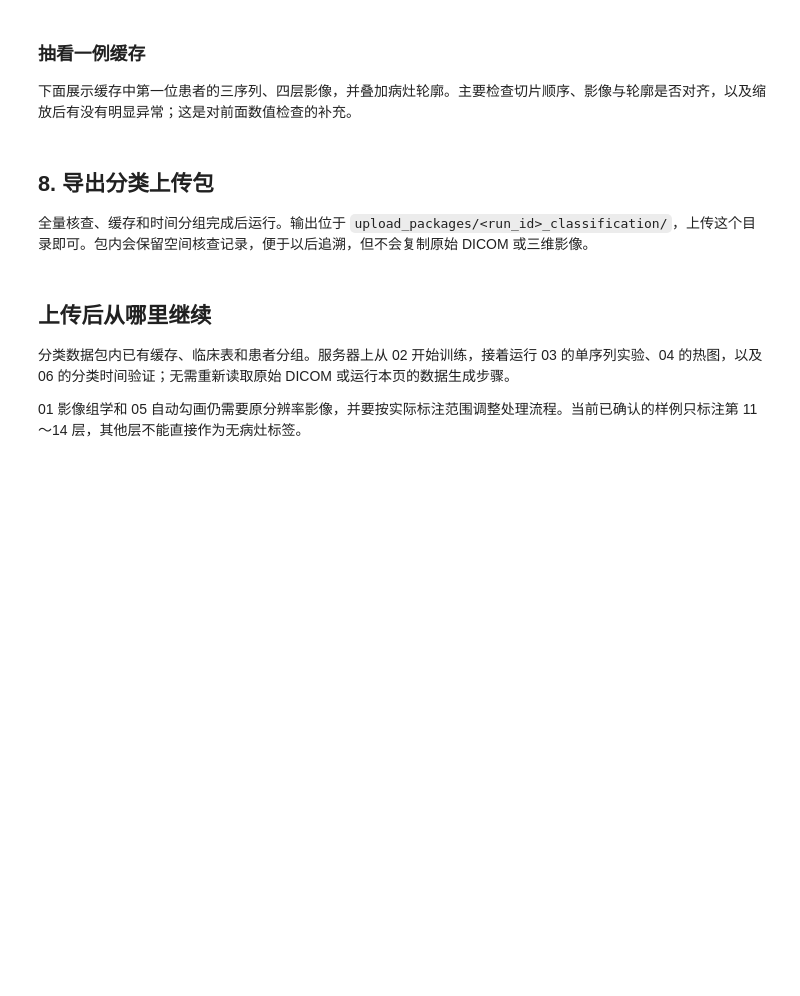
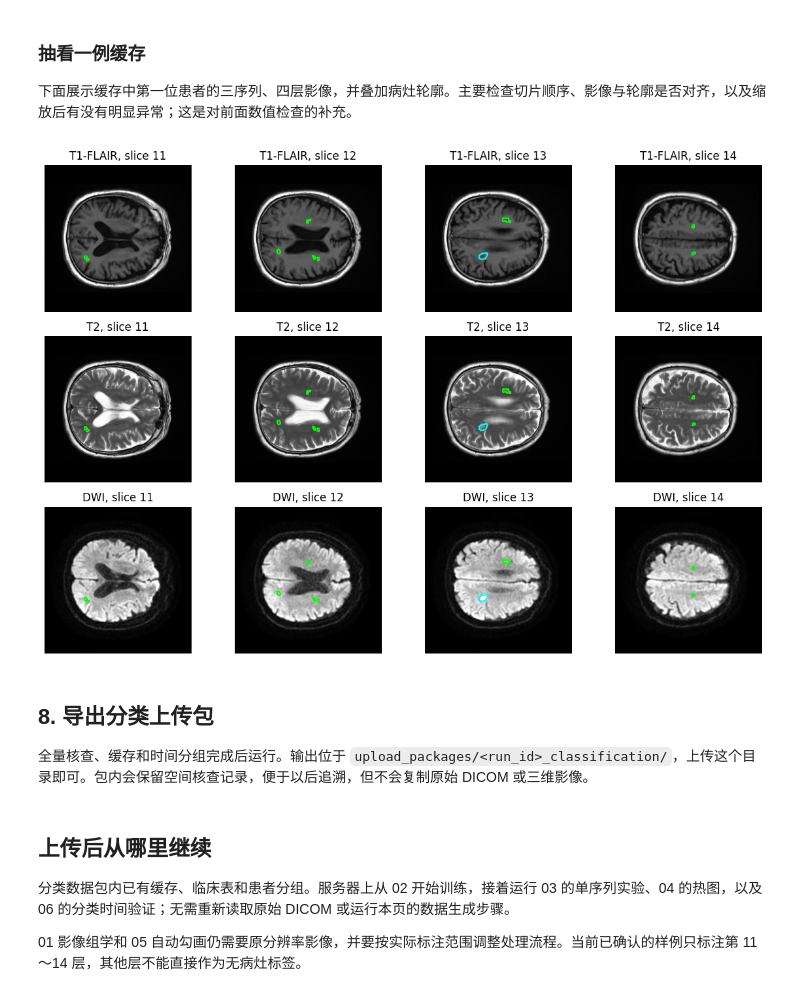
Before and after one commit to SunriserO5/PSCI, a Jupyter notebook: 00_共享数据核查与固定队列.ipynb, the cells around one changed output. Drawn from its saved outputs; the diff is of its cells as text; code cells hidden in the pictures; blank space fills up the shorter version.

```diff
--- a/00_共享数据核查与固定队列.ipynb
+++ b/00_共享数据核查与固定队列.ipynb
@@ -1265,23 +1392,25 @@ if preparation_paths(cfg)["mode"] == "full" and p["cohort"].exists():
 
 下面展示缓存中第一位患者的三序列、四层影像，并叠加病灶轮廓。主要检查切片顺序、影像与轮廓是否对齐，以及缩放后有没有明显异常；这是对前面数值检查的补充。
 # %%
-SHOW_CACHE_EXAMPLE = False
+SHOW_CACHE_EXAMPLE = True
 if SHOW_CACHE_EXAMPLE:
     import numpy as np
     import matplotlib.pyplot as plt
     with np.load(preparation_paths(cfg)["cache"], allow_pickle=False) as data:
         example, masks = data["images"][0], data["masks"][0]
         fig, axes = plt.subplots(3, 4, figsize=(12, 8))
         for c, sequence in enumerate(["T1-FLAIR", "T2", "DWI"]):
             for s in range(4):
                 axes[c, s].imshow(example[s, c], cmap="gray", vmin=0, vmax=1)
                 for label, color in enumerate(["cyan", "lime", "magenta"]):
                     if masks[s, label].any() and not masks[s, label].all():
                         axes[c, s].contour(masks[s, label], levels=[0.5], colors=[color])
                 axes[c, s].set_title(f"{sequence}, slice {int(data['max_layers'][0]) + s}")
                 axes[c, s].axis("off")
         plt.tight_layout()
         plt.show()
+# %% [output]
+[figure, added]
 # %% [markdown]
 ## 8. 导出分类上传包
 
```
Also changed, not shown: parts of 10 cells of this notebook, 2 other files.
